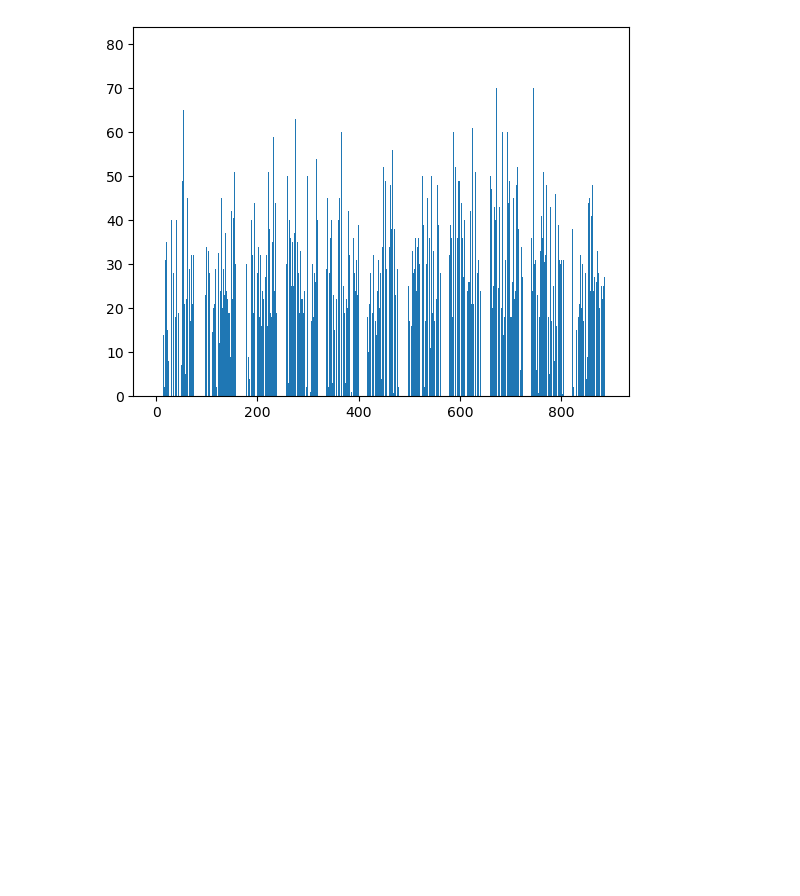
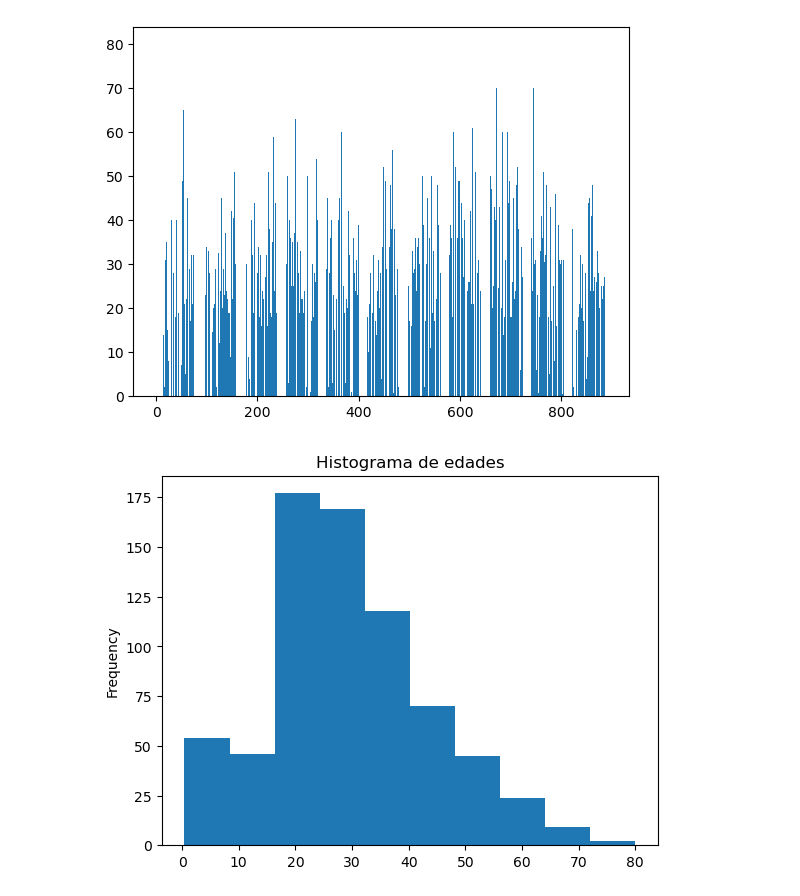
Before and after one commit to JoseBurBet/SIC-2024, a Jupyter notebook: P01/7_Semana/Clase_14.ipynb, the cells around one changed output. Drawn from its saved outputs; the diff is of its cells as text; code cells hidden in the pictures; blank space fills up the shorter version.

```diff
--- a/P01/7_Semana/Clase_14.ipynb
+++ b/P01/7_Semana/Clase_14.ipynb
@@ -386,3 +430,9 @@ plt.show
 # %% [output]
 <function matplotlib.pyplot.show(close=None, block=None)>
 [figure]
+# %%
+# Histograma de edades
+df.Age.plot(kind = "hist", title = "Histograma de edades")
+plt.show()
+# %% [output]
+[figure, added]
```
Also changed, not shown: parts of 5 cells of this notebook, 1 other file.
